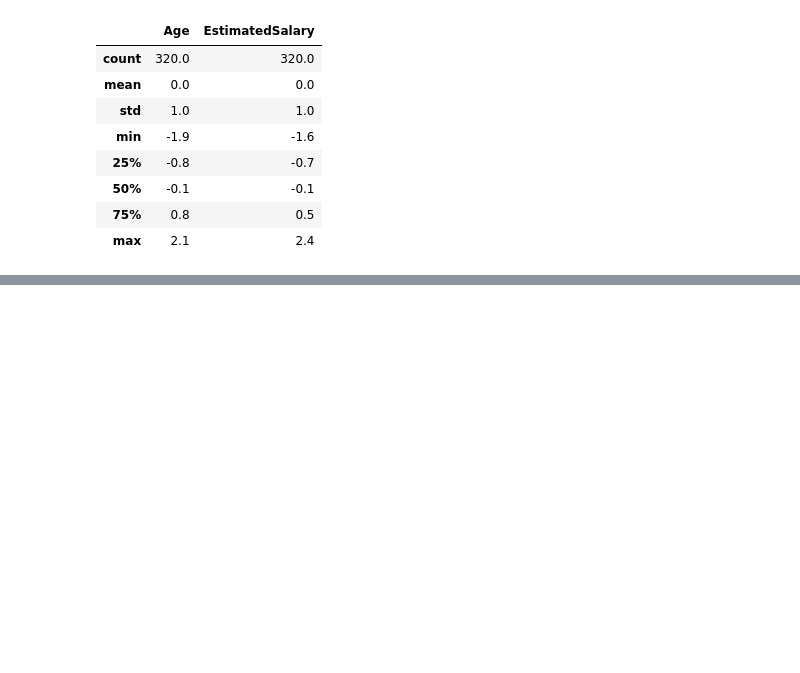
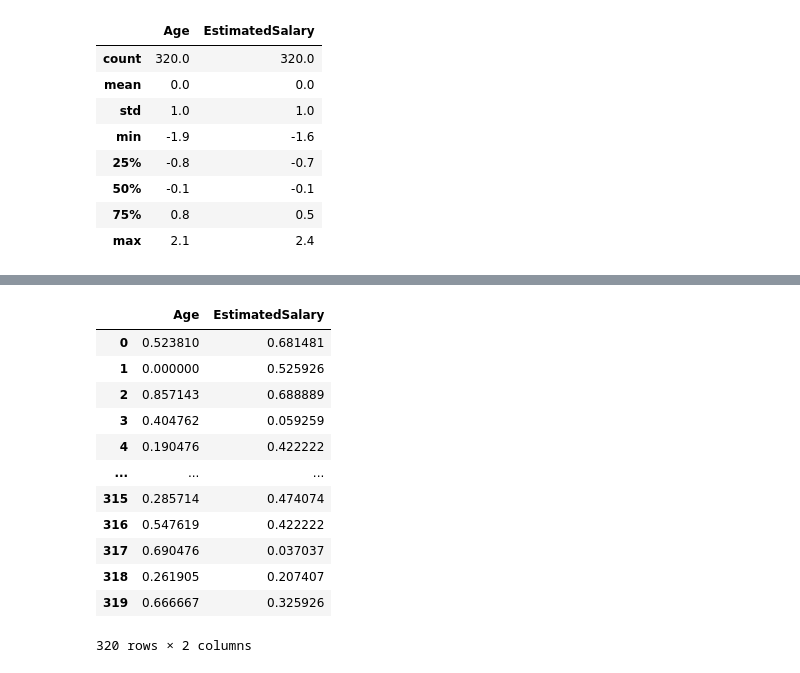
Before and after one commit to shahjamanbadhon/Data-Mining, a Jupyter notebook: Standardization_and_min_max_normalization_(Scaling)_Lab4.ipynb, the cells around one changed output, grey strips where cells are left out. Drawn from its saved outputs; the diff is of its cells as text; code cells hidden in the pictures; blank space fills up the shorter version.

```diff
--- a/Standardization_and_min_max_normalization_(Scaling)_Lab4.ipynb
+++ b/Standardization_and_min_max_normalization_(Scaling)_Lab4.ipynb
@@ -155,0 +183,16 @@ np.round(x_train_scalled.describe(),1)
+# %%
+x_train_minmax
+# %% [output]
+|  | Age | EstimatedSalary |
+| 0 | 0.523810 | 0.681481 |
+| 1 | 0.000000 | 0.525926 |
+| 2 | 0.857143 | 0.688889 |
+| 3 | 0.404762 | 0.059259 |
+| 4 | 0.190476 | 0.422222 |
+| ... | ... | ... |
+| 315 | 0.285714 | 0.474074 |
+| 316 | 0.547619 | 0.422222 |
+| 317 | 0.690476 | 0.037037 |
+| 318 | 0.261905 | 0.207407 |
+| 319 | 0.666667 | 0.325926 |
+320 rows × 2 columns
```
Also changed, not shown: parts of 11 cells of this notebook.
